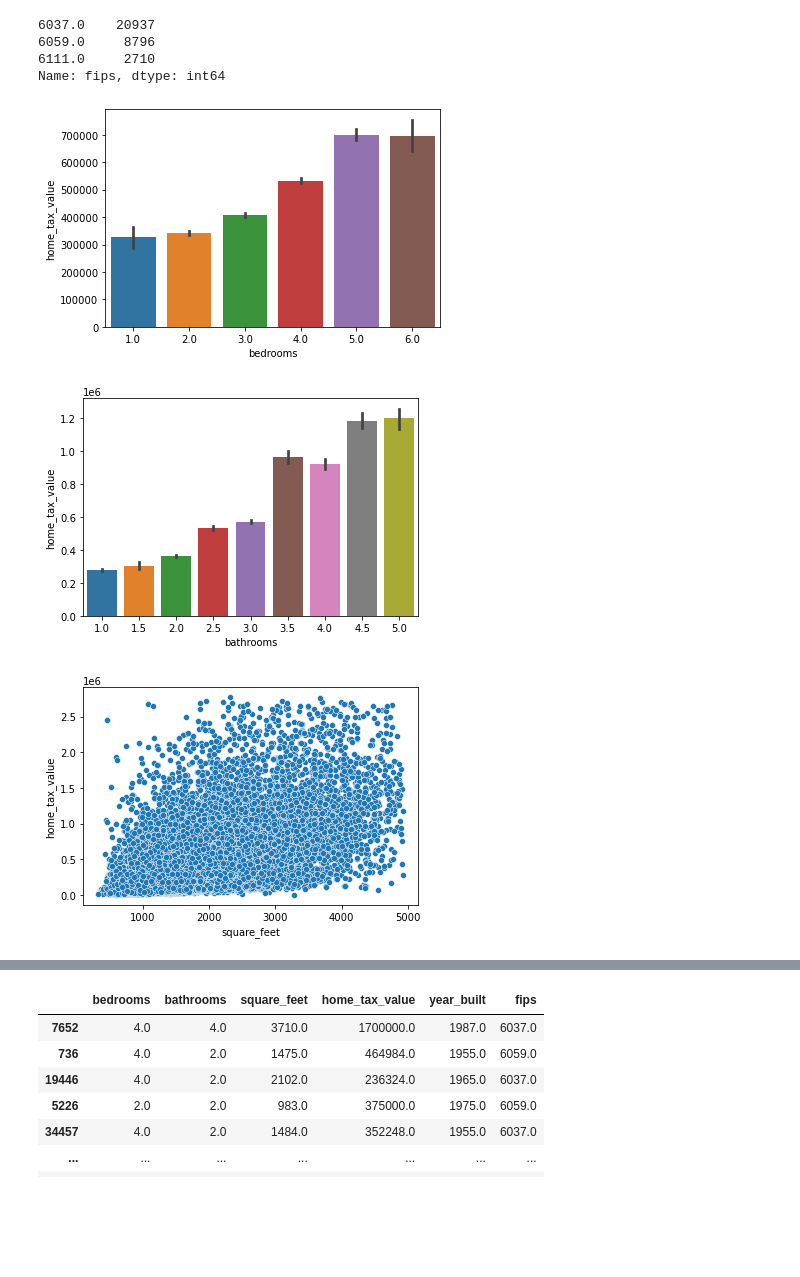
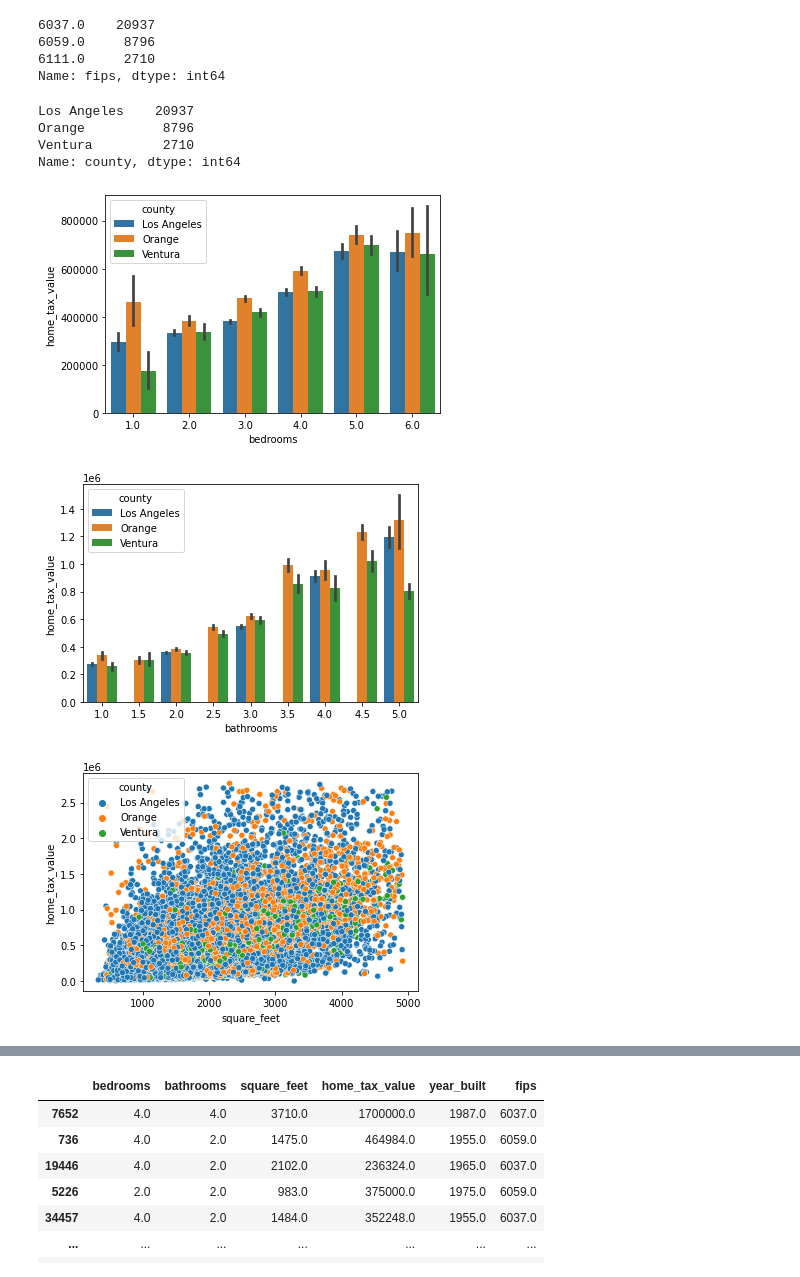
Before and after one commit to scottschmidl/zillow_housing_prices, a Jupyter notebook: explore.ipynb, the cells around one changed output, grey strips where cells are left out. Cells and saved outputs as stored; diff of their text form; code cells hidden in the pictures; blank space fills up the shorter version.

Commit message:
add county for fips, add county to drop from X and y, explore charts per county, and test in modeling

```diff
--- a/explore.ipynb
+++ b/explore.ipynb
@@ -21,16 +21,23 @@ train["fips"].value_counts()
 6059.0     8796
 6111.0     2710
 Name: fips, dtype: int64
+# %%
+train["county"].value_counts()
+# %% [output]
+Los Angeles    20937
+Orange          8796
+Ventura         2710
+Name: county, dtype: int64
 # %%
-sns.barplot(x="bedrooms", y="home_tax_value", data=train);
+sns.barplot(x="bedrooms", y="home_tax_value", hue="county", data=train);
 # %% [output]
-[figure, old version]
+[figure, new version]
 # %%
-sns.barplot(x="bathrooms", y="home_tax_value", data=train);
+sns.barplot(x="bathrooms", y="home_tax_value",  hue="county", data=train);
 # %% [output]
-[figure, old version]
+[figure, new version]
 # %%
-sns.scatterplot(x="square_feet", y="home_tax_value", data=train);
+sns.scatterplot(x="square_feet", y="home_tax_value",  hue="county", data=train);
 # %% [output]
-[figure, old version]
+[figure, new version]
 # %%
```
Also changed, not shown: parts of 4 cells of this notebook, 3 other files.
